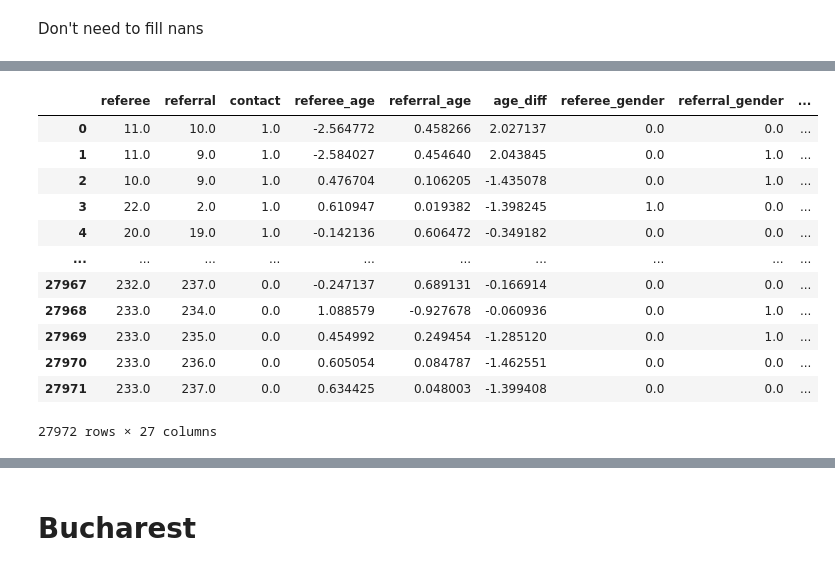
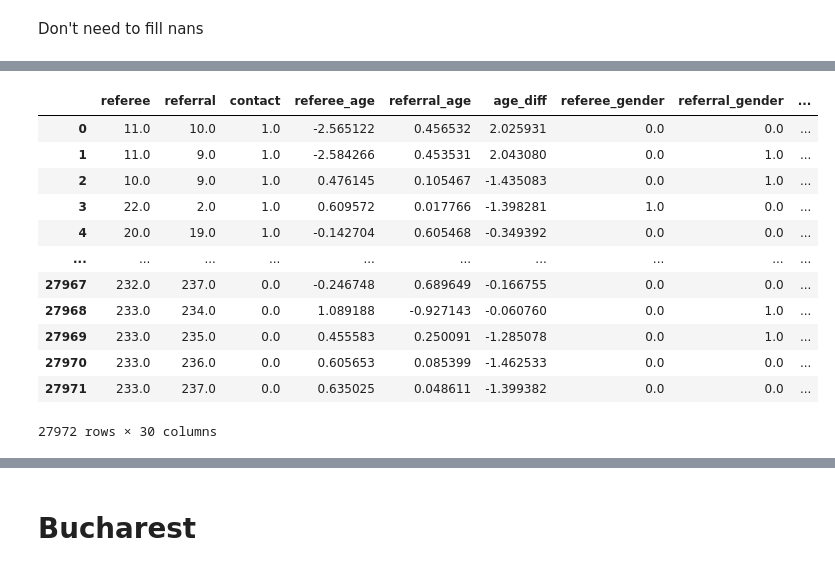
Before and after one commit to swestfechtel/masterarbeit, a Jupyter notebook: network_analysis/basic_regressions.ipynb, the cells around one changed output, grey strips where cells are left out. Cells and saved outputs as stored; diff of their text form; code cells hidden in the pictures.

```diff
--- a/network_analysis/basic_regressions.ipynb
+++ b/network_analysis/basic_regressions.ipynb
@@ -324,6 +361,8 @@ for ref_a in hainan_nodelist['node_id']:
         referral_pagerank_centrality = referral_network_stats['Pagerank_Centrality'].iloc[0]
         referee_component_size = referee_network_stats['Component_Size'].iloc[0]
         referral_component_size = referral_network_stats['Component_Size'].iloc[0]
+        referee_avg_path_len = referee_network_stats['Avg_Shortest_Path_Length'].iloc[0]
+        referral_avg_path_len = referral_network_stats['Avg_Shortest_Path_Length'].iloc[0]
 
         new_row = pd.Series({'referee': ref_a, 'referral': ref_b, 'contact': 0, 'referee_age': referee_age, 'referral_age': referral_age, 'age_diff': abs(referee_age - referral_age),
                              'referee_gender': referee_gender, 'referral_gender': referral_gender, 'gender_diff': abs(referee_gender - referral_gender),
@@ -331,7 +370,8 @@ for ref_a in hainan_nodelist['node_id']:
                              'referee_degree_centrality': referee_degree_centrality, 'referral_degree_centrality': referral_degree_centrality, 'degree_centrality_diff': abs(referee_degree_centrality - referral_degree_centrality),
                              'referee_betweenness_centrality': referee_betweenness_centrality, 'referral_betweenness_centrality': referral_betweenness_centrality, 'betweenness_centrality_diff': abs(referee_betweenness_centrality - referral_betweenness_centrality),
                              'referee_pagerank_centrality': referee_pagerank_centrality, 'referral_pagerank_centrality': referral_pagerank_centrality, 'pagerank_centrality_diff': abs(referee_pagerank_centrality - referral_pagerank_centrality),
-                             'referee_component_size': referee_component_size, 'referral_component_size': referral_component_size, 'component_size_diff': abs(referee_component_size - referral_component_size)})
+                             'referee_component_size': referee_component_size, 'referral_component_size': referral_component_size, 'component_size_diff': abs(referee_component_size - referral_component_size),
+                             'referee_avg_path_len': referee_avg_path_len, 'referral_avg_path_len': referral_avg_path_len, 'avg_path_len_diff': abs(referee_avg_path_len - referral_avg_path_len)})
         hainan_data = pd.concat([hainan_data, new_row.to_frame().T], axis='index', ignore_index=True)
 
         added_combinations.add((ref_a, ref_b))
@@ -472,7 +536,8 @@ Don't need to fill nans
 # %%
 shanxi_data = pd.DataFrame(columns=['referee', 'referral', 'contact', 'referee_age', 'referral_age', 'age_diff', 'referee_gender', 'referral_gender', 'gender_diff', 'referee_relatives', 'referral_relatives', 'relatives_diff',
                                     'referee_hukou', 'referral_hukou', 'hukou_diff', 'referee_degree_centrality', 'referral_degree_centrality', 'degree_centrality_diff', 'referee_betweenness_centrality', 'referral_betweenness_centrality', 'betweenness_centrality_diff',
-                                    'referee_pagerank_centrality', 'referral_pagerank_centrality', 'pagerank_centrality_diff', 'referee_component_size', 'referral_component_size', 'component_size_diff'])
+                                    'referee_pagerank_centrality', 'referral_pagerank_centrality', 'pagerank_centrality_diff', 'referee_component_size', 'referral_component_size', 'component_size_diff',
+                                    'referee_avg_path_len', 'referral_avg_path_len', 'avg_path_len_diff'])
 
 referees_hukou = pd.DataFrame(columns=['hukou_ankang', 'hukou_baoji', 'hukou_dazhi', 'hukou_hancheng',
                                        'hukou_hanzhong', 'hukou_henan', 'hukou_lantian', 'hukou_lingbao',
@@ -529,6 +594,8 @@ for index, row in shanxi_edgelist[~shanxi_edgelist['Referral'].isna()].iterrows(
     referral_pagerank_centrality = referral_network_stats['Pagerank_Centrality'].iloc[0]
     referee_component_size = referee_network_stats['Component_Size'].iloc[0]
     referral_component_size = referral_network_stats['Component_Size'].iloc[0]
+    referee_avg_path_len = referee_network_stats['Avg_Shortest_Path_Length'].iloc[0]
+    referral_avg_path_len = referral_network_stats['Avg_Shortest_Path_Length'].iloc[0]
 
     new_row = pd.Series({'referee': referee_id, 'referral': referral_id, 'contact': 1, 'referee_age': referee_age, 'referral_age': referral_age, 'age_diff': abs(referee_age - referral_age),
                          'referee_gender': referee_gender, 'referral_gender': referral_gender, 'gender_diff': abs(referee_gender - referral_gender),
@@ -537,7 +604,8 @@ for index, row in shanxi_edgelist[~shanxi_edgelist['Referral'].isna()].iterrows(
                          'referee_degree_centrality': referee_degree_centrality, 'referral_degree_centrality': referral_degree_centrality, 'degree_centrality_diff': abs(referee_degree_centrality - referral_degree_centrality),
                          'referee_betweenness_centrality': referee_betweenness_centrality, 'referral_betweenness_centrality': referral_betweenness_centrality, 'betweenness_centrality_diff': abs(referee_betweenness_centrality - referral_betweenness_centrality),
                          'referee_pagerank_centrality': referee_pagerank_centrality, 'referral_pagerank_centrality': referral_pagerank_centrality, 'pagerank_centrality_diff': abs(referee_pagerank_centrality - referral_pagerank_centrality),
-                         'referee_component_size': referee_component_size, 'referral_component_size': referral_component_size, 'component_size_diff': abs(referee_component_size - referral_component_size)})
+                         'referee_component_size': referee_component_size, 'referral_component_size': referral_component_size, 'component_size_diff': abs(referee_component_size - referral_component_size),
+                         'referee_avg_path_len': referee_avg_path_len, 'referral_avg_path_len': referral_avg_path_len, 'avg_path_len_diff': abs(referee_avg_path_len - referral_avg_path_len)})
     shanxi_data = pd.concat([shanxi_data, new_row.to_frame().T], axis='index', ignore_index=True)
 
     added_combinations.add((referee_id, referral_id))
@@ -607,6 +675,8 @@ for ref_a in shanxi_nodelist['node_id']:
         referral_pagerank_centrality = referral_network_stats['Pagerank_Centrality'].iloc[0]
         referee_component_size = referee_network_stats['Component_Size'].iloc[0]
         referral_component_size = referral_network_stats['Component_Size'].iloc[0]
+        referee_avg_path_len = referee_network_stats['Avg_Shortest_Path_Length'].iloc[0]
+        referral_avg_path_len = referral_network_stats['Avg_Shortest_Path_Length'].iloc[0]
 
         new_row = pd.Series({'referee': ref_a, 'referral': ref_b, 'contact': 0, 'referee_age': referee_age, 'referral_age': referral_age, 'age_diff': abs(referee_age - referral_age),
                              'referee_gender': referee_gender, 'referral_gender': referral_gender, 'gender_diff': abs(referee_gender - referral_gender),
@@ -615,7 +685,8 @@ for ref_a in shanxi_nodelist['node_id']:
                              'referee_degree_centrality': referee_degree_centrality, 'referral_degree_centrality': referral_degree_centrality, 'degree_centrality_diff': abs(referee_degree_centrality - referral_degree_centrality),
                              'referee_betweenness_centrality': referee_betweenness_centrality, 'referral_betweenness_centrality': referral_betweenness_centrality, 'betweenness_centrality_diff': abs(referee_betweenness_centrality - referral_betweenness_centrality),
                              'referee_pagerank_centrality': referee_pagerank_centrality, 'referral_pagerank_centrality': referral_pagerank_centrality, 'pagerank_centrality_diff': abs(referee_pagerank_centrality - referral_pagerank_centrality),
-                             'referee_component_size': referee_component_size, 'referral_component_size': referral_component_size, 'component_size_diff': abs(referee_component_size - referral_component_size)})
+                             'referee_component_size': referee_component_size, 'referral_component_size': referral_component_size, 'component_size_diff': abs(referee_component_size - referral_component_size),
+                             'referee_avg_path_len': referee_avg_path_len, 'referral_avg_path_len': referral_avg_path_len, 'avg_path_len_diff': abs(referee_avg_path_len - referral_avg_path_len)})
         shanxi_data = pd.concat([shanxi_data, new_row.to_frame().T], axis='index', ignore_index=True)
 
         added_combinations.add((ref_a, ref_b))
@@ -643,41 +714,45 @@ shanxi_data
 # %%
 shanxi_data[['referee_age', 'referral_age', 'age_diff', 'referee_degree_centrality', 'referral_degree_centrality',
              'degree_centrality_diff', 'referee_betweenness_centrality',
              'referral_betweenness_centrality', 'betweenness_centrality_diff',
              'referee_pagerank_centrality', 'referral_pagerank_centrality',
              'pagerank_centrality_diff', 'referee_component_size',
-             'referral_component_size', 'component_size_diff']] = normalize(shanxi_data[['referee_age', 'referral_age', 'age_diff', 'referee_degree_centrality', 'referral_degree_centrality',
+             'referral_component_size', 'component_size_diff', 'referee_avg_path_len',
+             'referral_avg_path_len', 'avg_path_len_diff']] = normalize(shanxi_data[['referee_age', 'referral_age', 'age_diff', 'referee_degree_centrality', 'referral_degree_centrality',
                                                                                          'degree_centrality_diff', 'referee_betweenness_centrality',
                                                                                          'referral_betweenness_centrality', 'betweenness_centrality_diff',
                                                                                          'referee_pagerank_centrality', 'referral_pagerank_centrality',
                                                                                          'pagerank_centrality_diff', 'referee_component_size',
-                                                                                         'referral_component_size', 'component_size_diff']])
+                                                                                         'referral_component_size', 'component_size_diff', 'referee_avg_path_len',
+                                                                                     'referral_avg_path_len', 'avg_path_len_diff']])
 shanxi_data[['referee_age', 'referral_age', 'age_diff', 'referee_degree_centrality', 'referral_degree_centrality',
              'degree_centrality_diff', 'referee_betweenness_centrality',
              'referral_betweenness_centrality', 'betweenness_centrality_diff',
              'referee_pagerank_centrality', 'referral_pagerank_centrality',
              'pagerank_centrality_diff', 'referee_component_size',
-             'referral_component_size', 'component_size_diff']] = scale(shanxi_data[['referee_age', 'referral_age', 'age_diff', 'referee_degree_centrality', 'referral_degree_centrality',
+             'referral_component_size', 'component_size_diff', 'referee_avg_path_len',
+             'referral_avg_path_len', 'avg_path_len_diff']] = scale(shanxi_data[['referee_age', 'referral_age', 'age_diff', 'referee_degree_centrality', 'referral_degree_centrality',
                                                                                          'degree_centrality_diff', 'referee_betweenness_centrality',
                                                                                          'referral_betweenness_centrality', 'betweenness_centrality_diff',
                                                                                          'referee_pagerank_centrality', 'referral_pagerank_centrality',
                                                                                          'pagerank_centrality_diff', 'referee_component_size',
-                                                                                         'referral_component_size', 'component_size_diff']])
+                                                                                         'referral_component_size', 'component_size_diff', 'referee_avg_path_len',
+                                                                                 'referral_avg_path_len', 'avg_path_len_diff']])
 shanxi_data
 # %% [output]
 |  | referee | referral | contact | referee_age | referral_age | age_diff | referee_gender | referral_gender | ... |
-| 0 | 11.0 | 10.0 | 1.0 | -2.564772 | 0.458266 | 2.027137 | 0.0 | 0.0 | ... |
-| 1 | 11.0 | 9.0 | 1.0 | -2.584027 | 0.454640 | 2.043845 | 0.0 | 1.0 | ... |
-| 2 | 10.0 | 9.0 | 1.0 | 0.476704 | 0.106205 | -1.435078 | 0.0 | 1.0 | ... |
-| 3 | 22.0 | 2.0 | 1.0 | 0.610947 | 0.019382 | -1.398245 | 1.0 | 0.0 | ... |
-| 4 | 20.0 | 19.0 | 1.0 | -0.142136 | 0.606472 | -0.349182 | 0.0 | 0.0 | ... |
+| 0 | 11.0 | 10.0 | 1.0 | -2.565122 | 0.456532 | 2.025931 | 0.0 | 0.0 | ... |
+| 1 | 11.0 | 9.0 | 1.0 | -2.584266 | 0.453531 | 2.043080 | 0.0 | 1.0 | ... |
+| 2 | 10.0 | 9.0 | 1.0 | 0.476145 | 0.105467 | -1.435083 | 0.0 | 1.0 | ... |
+| 3 | 22.0 | 2.0 | 1.0 | 0.609572 | 0.017766 | -1.398281 | 1.0 | 0.0 | ... |
+| 4 | 20.0 | 19.0 | 1.0 | -0.142704 | 0.605468 | -0.349392 | 0.0 | 0.0 | ... |
 | ... | ... | ... | ... | ... | ... | ... | ... | ... | ... |
-| 27967 | 232.0 | 237.0 | 0.0 | -0.247137 | 0.689131 | -0.166914 | 0.0 | 0.0 | ... |
-| 27968 | 233.0 | 234.0 | 0.0 | 1.088579 | -0.927678 | -0.060936 | 0.0 | 1.0 | ... |
-| 27969 | 233.0 | 235.0 | 0.0 | 0.454992 | 0.249454 | -1.285120 | 0.0 | 1.0 | ... |
-| 27970 | 233.0 | 236.0 | 0.0 | 0.605054 | 0.084787 | -1.462551 | 0.0 | 0.0 | ... |
-| 27971 | 233.0 | 237.0 | 0.0 | 0.634425 | 0.048003 | -1.399408 | 0.0 | 0.0 | ... |
+| 27967 | 232.0 | 237.0 | 0.0 | -0.246748 | 0.689649 | -0.166755 | 0.0 | 0.0 | ... |
+| 27968 | 233.0 | 234.0 | 0.0 | 1.089188 | -0.927143 | -0.060760 | 0.0 | 1.0 | ... |
+| 27969 | 233.0 | 235.0 | 0.0 | 0.455583 | 0.250091 | -1.285078 | 0.0 | 1.0 | ... |
+| 27970 | 233.0 | 236.0 | 0.0 | 0.605653 | 0.085399 | -1.462533 | 0.0 | 0.0 | ... |
+| 27971 | 233.0 | 237.0 | 0.0 | 0.635025 | 0.048611 | -1.399382 | 0.0 | 0.0 | ... |
-27972 rows × 27 columns
+27972 rows × 30 columns
 # %%
 r_regression(shanxi_data[shanxi_data.columns[3:]], shanxi_data['contact'])
 # %% [output]
```
Also changed, not shown: parts of 52 cells of this notebook, 5 other files.
